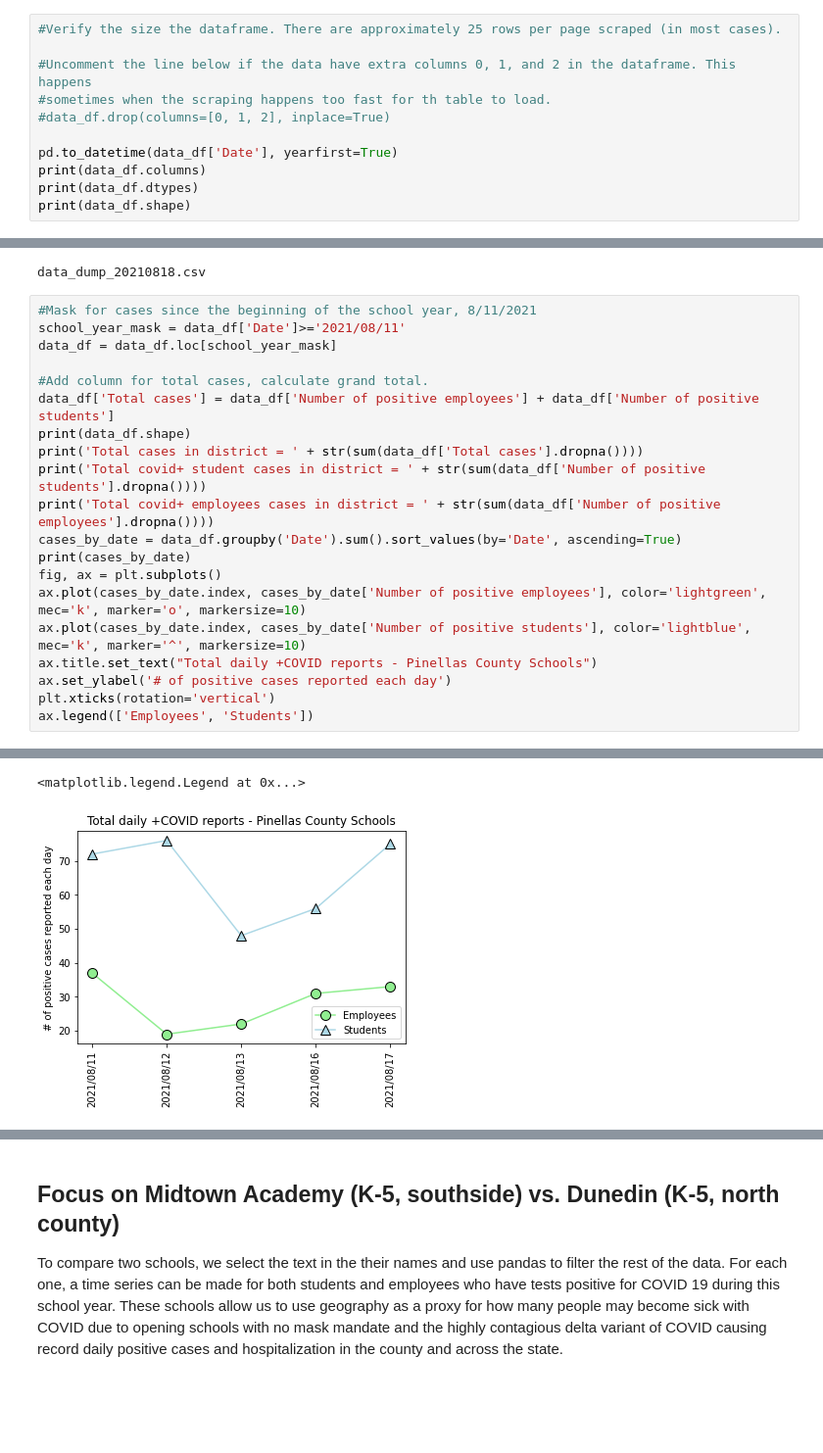
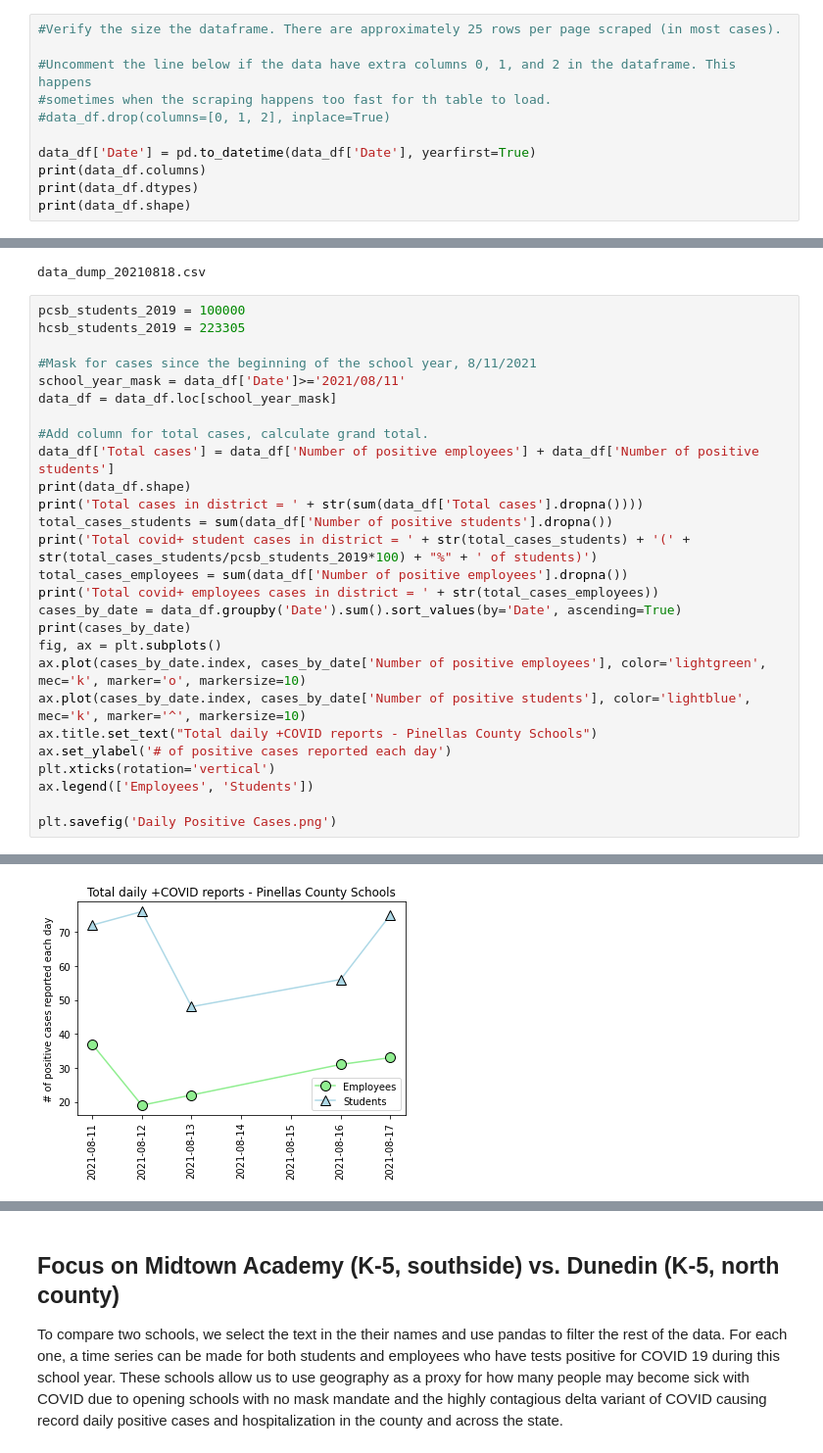
Before and after one commit to Rosenheim-Lab/PCS_COVID, a Jupyter notebook: dashboard_scrape.ipynb, the cells around one changed output, grey strips where cells are left out. Shown: that part at 98% size. Cells and saved outputs as stored; diff of their text form; blank space fills up the shorter version.

Commit message:
Update time series plot in notebook

```diff
--- a/dashboard_scrape.ipynb
+++ b/dashboard_scrape.ipynb
@@ -52,7 +52,7 @@ From this point on, we employ pandas and matplotlib to analyze and visualize the
 #sometimes when the scraping happens too fast for th table to load.
 #data_df.drop(columns=[0, 1, 2], inplace=True)
 
-pd.to_datetime(data_df['Date'], yearfirst=True)
+data_df['Date'] = pd.to_datetime(data_df['Date'], yearfirst=True)
 print(data_df.columns)
 print(data_df.dtypes)
 print(data_df.shape)
@@ -77,6 +80,9 @@ pd.DataFrame.to_csv(data_df, filename)
 # %% [output]
 data_dump_20210818.csv
 # %%
+pcsb_students_2019 = 100000
+hcsb_students_2019 = 223305
+
 #Mask for cases since the beginning of the school year, 8/11/2021
 school_year_mask = data_df['Date']>='2021/08/11'
 data_df = data_df.loc[school_year_mask]
@@ -85,8 +91,10 @@ data_df = data_df.loc[school_year_mask]
 data_df['Total cases'] = data_df['Number of positive employees'] + data_df['Number of positive students']
 print(data_df.shape)
 print('Total cases in district = ' + str(sum(data_df['Total cases'].dropna())))
-print('Total covid+ student cases in district = ' + str(sum(data_df['Number of positive students'].dropna())))
-print('Total covid+ employees cases in district = ' + str(sum(data_df['Number of positive employees'].dropna())))
+total_cases_students = sum(data_df['Number of positive students'].dropna())
+print('Total covid+ student cases in district = ' + str(total_cases_students) + '(' + str(total_cases_students/pcsb_students_2019*100) + "%" + ' of students)')
+total_cases_employees = sum(data_df['Number of positive employees'].dropna())
+print('Total covid+ employees cases in district = ' + str(total_cases_employees))
 cases_by_date = data_df.groupby('Date').sum().sort_values(by='Date', ascending=True)
 print(cases_by_date)
 fig, ax = plt.subplots()
@@ -96,4 +104,6 @@ ax.title.set_text("Total daily +COVID reports - Pinellas County Schools")
 ax.set_ylabel('# of positive cases reported each day')
 plt.xticks(rotation='vertical')
 ax.legend(['Employees', 'Students'])
+
+plt.savefig('Daily Positive Cases.png')
 # %% [output]
@@ -119,4 +129,3 @@ Date
-<matplotlib.legend.Legend at 0x...>
-[figure, old version]
+[figure, new version]
 # %%
 #Cumulative sums
```
Also changed, not shown: parts of 3 cells of this notebook.
